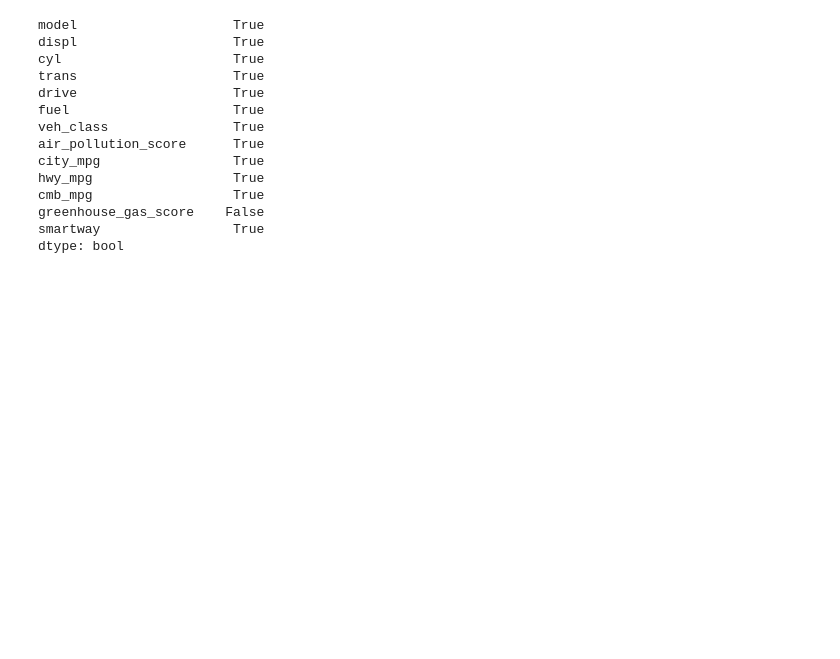
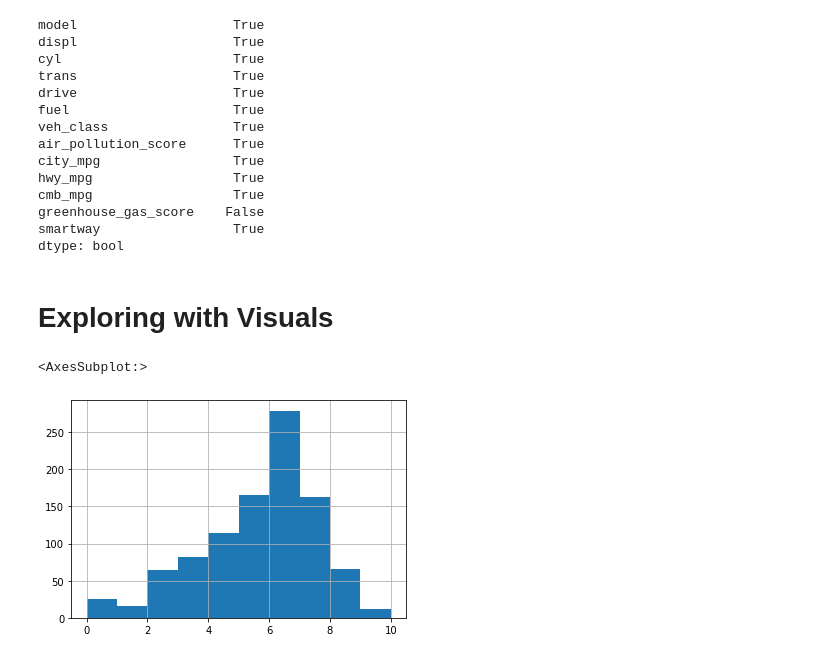
Before and after one commit to tunji-dev/Udacity_Data_Analyst_Nanodegree, a Jupyter notebook: fuel_economy_case_study/fuel_economy.ipynb, the cells around one changed output. Drawn from its saved outputs; the diff is of its cells as text; code cells hidden in the pictures; blank space fills up the shorter version.

Commit message:
EDA with visuals

```diff
--- a/fuel_economy_case_study/fuel_economy.ipynb
+++ b/fuel_economy_case_study/fuel_economy.ipynb
@@ -647,3 +655,10 @@ cmb_mpg                  True
 greenhouse_gas_score    False
 smartway                 True
 dtype: bool
+# %% [markdown]
+# Exploring with Visuals
+# %%
+df_08.greenhouse_gas_score.hist()
+# %% [output]
+<AxesSubplot:>
+[figure, added]
```
Also changed, not shown: parts of 16 cells of this notebook.
